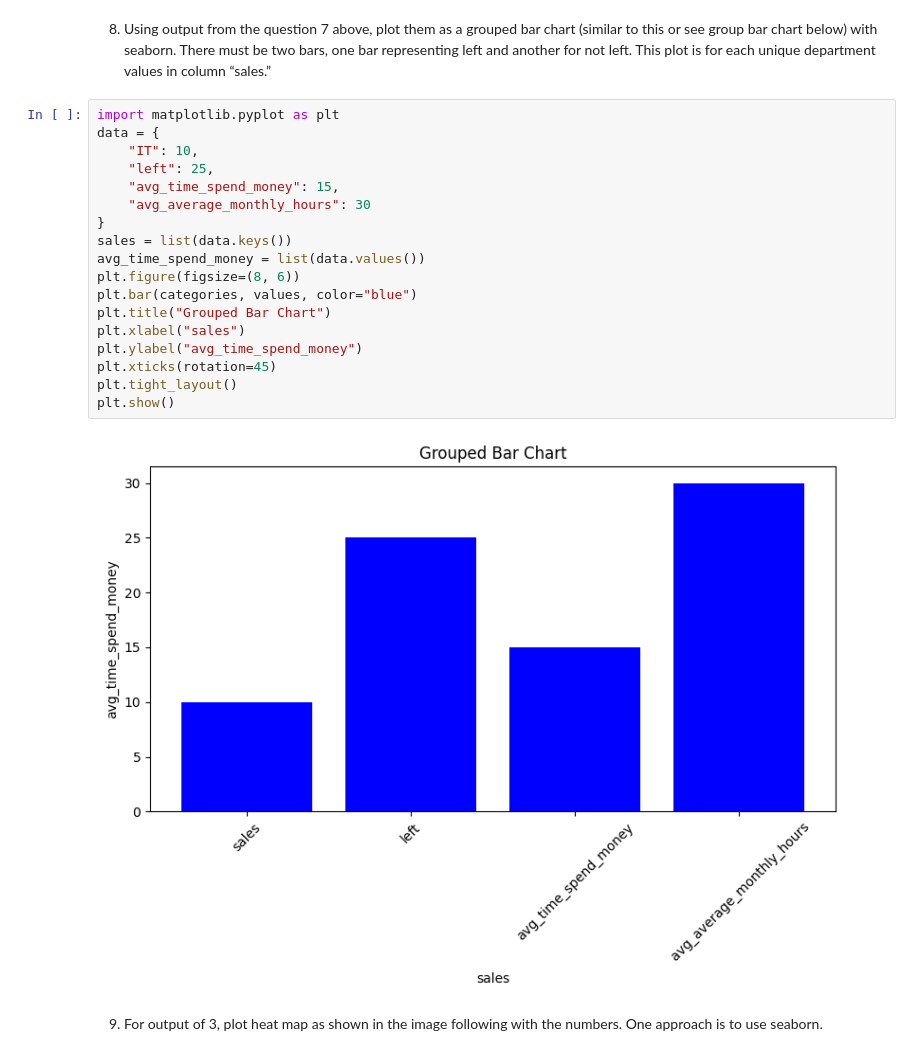
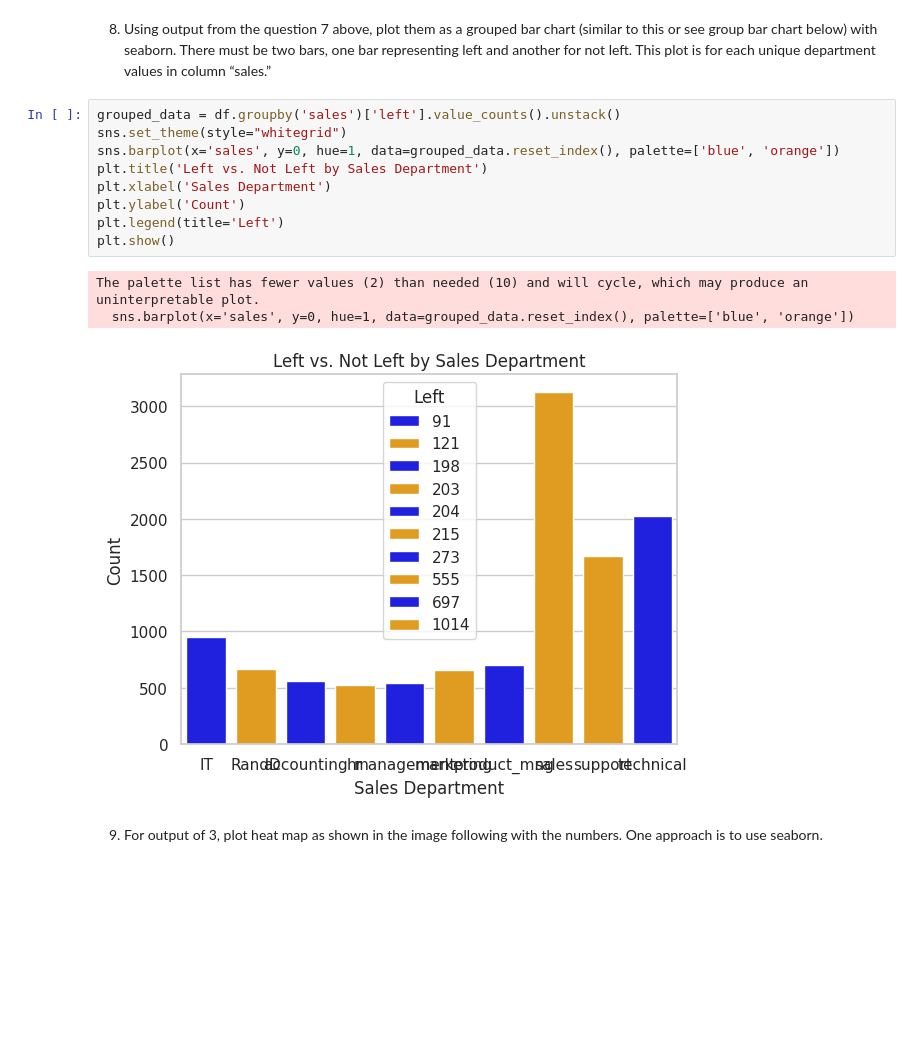
Before and after one commit to GNANASAMBANTHAN/GNANASAMBANTHAN, a Jupyter notebook: Mini_Project_3_HR_Data.ipynb, the cells around one changed output. Saved outputs shown, nothing was run; the diff lists cells and outputs as text; blank space fills up the shorter version.

```diff
--- a/Mini_Project_3_HR_Data.ipynb
+++ b/Mini_Project_3_HR_Data.ipynb
@@ -272,25 +273,18 @@ Merged DataFrame with all statistics
 ╘═════════════╧════════╧══════════════════════════╧═════════════════════════════╧══════════════════════════╧══════════════════════════╧════════════════════════════╧════════════════════════════╧═══════ ...
 # %% [markdown]
 8. Using output from the question 7 above, plot them as a grouped bar chart (similar to this or see group bar chart below) with seaborn. There must be two bars, one bar representing left and another for not left. This plot is for each unique department values in column “sales.”
-# %%
-import matplotlib.pyplot as plt
-data = {
-    "IT": 10,
-    "left": 25,
-    "avg_time_spend_money": 15,
-    "avg_average_monthly_hours": 30
-}
-sales = list(data.keys())
-avg_time_spend_money = list(data.values())
-plt.figure(figsize=(8, 6))
-plt.bar(categories, values, color="blue")
-plt.title("Grouped Bar Chart")
-plt.xlabel("sales")
-plt.ylabel("avg_time_spend_money")
-plt.xticks(rotation=45)
-plt.tight_layout()
-plt.show()
-# %% [output]
-[figure, removed]
+# %%
+grouped_data = df.groupby('sales')['left'].value_counts().unstack()
+sns.set_theme(style="whitegrid")
+sns.barplot(x='sales', y=0, hue=1, data=grouped_data.reset_index(), palette=['blue', 'orange'])
+plt.title('Left vs. Not Left by Sales Department')
+plt.xlabel('Sales Department')
+plt.ylabel('Count')
+plt.legend(title='Left')
+plt.show()
+# %% [output]
+The palette list has fewer values (2) than needed (10) and will cycle, which may produce an uninterpretable plot.
+  sns.barplot(x='sales', y=0, hue=1, data=grouped_data.reset_index(), palette=['blue', 'orange'])
+[figure, added]
 # %% [markdown]
 9. For output of 3, plot heat map as shown in the image following with the numbers. One approach is to use seaborn.
```
Also changed, not shown: parts of 2 cells of this notebook.
